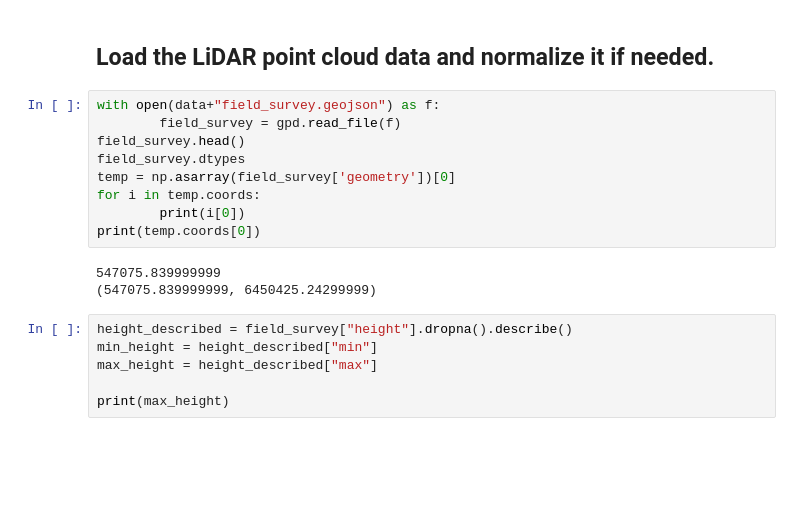
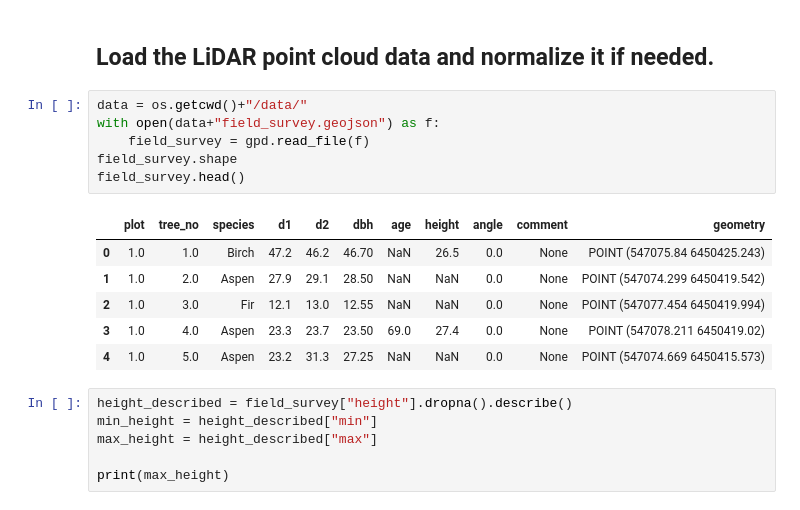
Before and after one commit to andreunilux/LIDAR-Based-Tree-Detection, a Jupyter notebook: Project3.ipynb, the cells around one changed output. Cells and saved outputs as stored; diff of their text form; blank space fills up the shorter version.

```diff
--- a/Project3.ipynb
+++ b/Project3.ipynb
@@ -25,17 +24,18 @@ data = os.getcwd()+"/data/"
 # %% [markdown]
 ## Load the LiDAR point cloud data and normalize it if needed.
 # %%
+data = os.getcwd()+"/data/"
 with open(data+"field_survey.geojson") as f:
-        field_survey = gpd.read_file(f)
+    field_survey = gpd.read_file(f)
+field_survey.shape
 field_survey.head()
-field_survey.dtypes
-temp = np.asarray(field_survey['geometry'])[0]
-for i in temp.coords:
-        print(i[0])
-print(temp.coords[0])
 # %% [output]
-547075.839999999
-(547075.839999999, 6450425.24299999)
+|  | plot | tree_no | species | d1 | d2 | dbh | age | height | angle | comment | geometry |
+| 0 | 1.0 | 1.0 | Birch | 47.2 | 46.2 | 46.70 | NaN | 26.5 | 0.0 | None | POINT (547075.84 6450425.243) |
+| 1 | 1.0 | 2.0 | Aspen | 27.9 | 29.1 | 28.50 | NaN | NaN | 0.0 | None | POINT (547074.299 6450419.542) |
+| 2 | 1.0 | 3.0 | Fir | 12.1 | 13.0 | 12.55 | NaN | NaN | 0.0 | None | POINT (547077.454 6450419.994) |
+| 3 | 1.0 | 4.0 | Aspen | 23.3 | 23.7 | 23.50 | 69.0 | 27.4 | 0.0 | None | POINT (547078.211 6450419.02) |
+| 4 | 1.0 | 5.0 | Aspen | 23.2 | 31.3 | 27.25 | NaN | NaN | 0.0 | None | POINT (547074.669 6450415.573) |
 # %%
 height_described = field_survey["height"].dropna().describe()
 min_height = height_described["min"]
```
Also changed, not shown: parts of 4 cells of this notebook.
